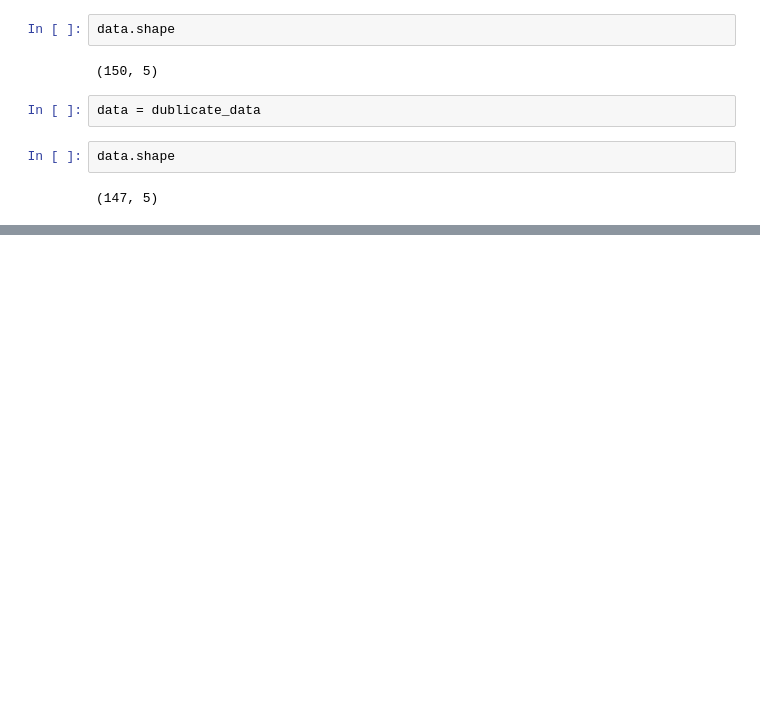
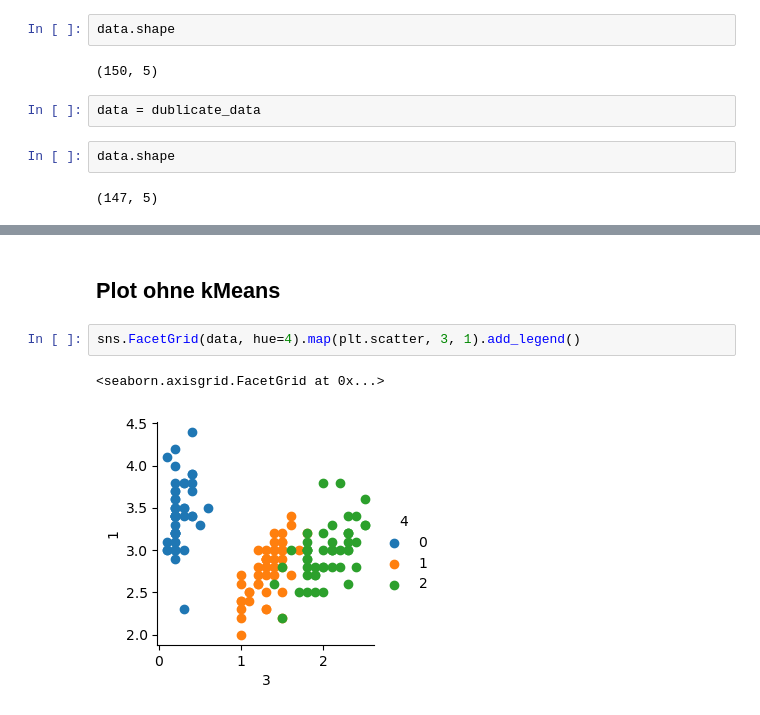
Before and after one commit to yungsnowx/215machinelearning, a Jupyter notebook: kMeansClustering/kMeansIris.ipynb, the cells around one changed output, grey strips where cells are left out. Saved outputs shown, nothing was run; the diff lists cells and outputs as text; blank space fills up the shorter version.

```diff
--- a/kMeansClustering/kMeansIris.ipynb
+++ b/kMeansClustering/kMeansIris.ipynb
@@ -92,0 +189,7 @@ plt.scatter(centers[:,0], centers[:,1],c='black', s=200, alpha=0.5)
+# %% [markdown]
+## Plot ohne kMeans
+# %%
+sns.FacetGrid(data, hue=4).map(plt.scatter, 3, 1).add_legend()
+# %% [output]
+<seaborn.axisgrid.FacetGrid at 0x...>
+[figure, added]
```
Also changed, not shown: parts of 44 cells of this notebook, 1 other file.
